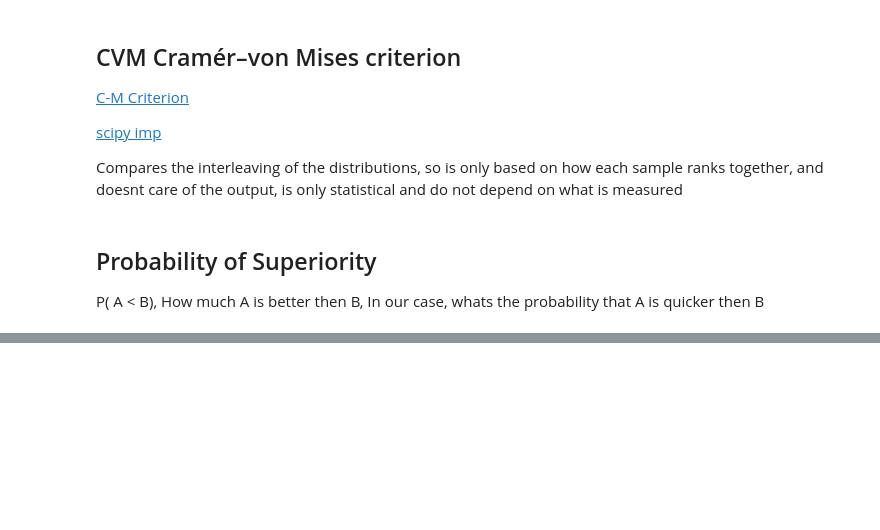
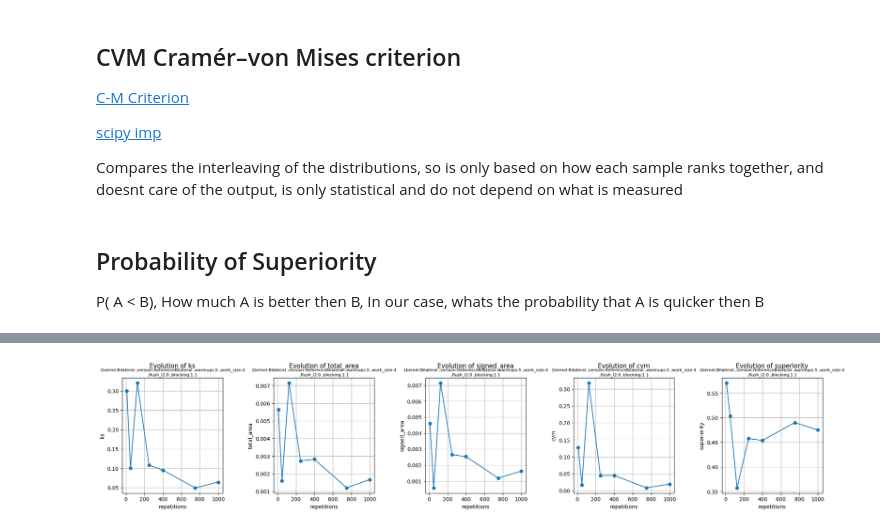
Before and after one commit to comeyrd/gpubuggybenchmark, a Jupyter notebook: analysis/cdf-distance.ipynb, the cells around one changed output, grey strips where cells are left out. Cells and saved outputs as stored; diff of their text form; code cells hidden in the pictures; blank space fills up the shorter version.

```diff
--- a/analysis/cdf-distance.ipynb
+++ b/analysis/cdf-distance.ipynb
@@ -126,10 +180,12 @@ bp.line_plot(exp_ecdf,_filter)
 # %%
 _filter = Filter.from_best_config(exp_ecdf.inner_df)
 _filter.set_x("repetitions")
 _filter.set_default("version","ReferenceBilateral")
-_filter.set_hue("version",used=True)
+_filter.set_hue("version",used=False)
 _filter.set_subsets("version",["ReferenceBilateral","DGBilateral"])
 cbp.combined_ecdf_scores(exp_ecdf,_filter)
+# %% [output]
+[figure, added]
 # %%
 _filter = Filter.from_best_config(exp_ecdf.inner_df)
 _filter.set_x("repetitions")
```
Also changed, not shown: parts of 16 cells of this notebook, 5 other files.
